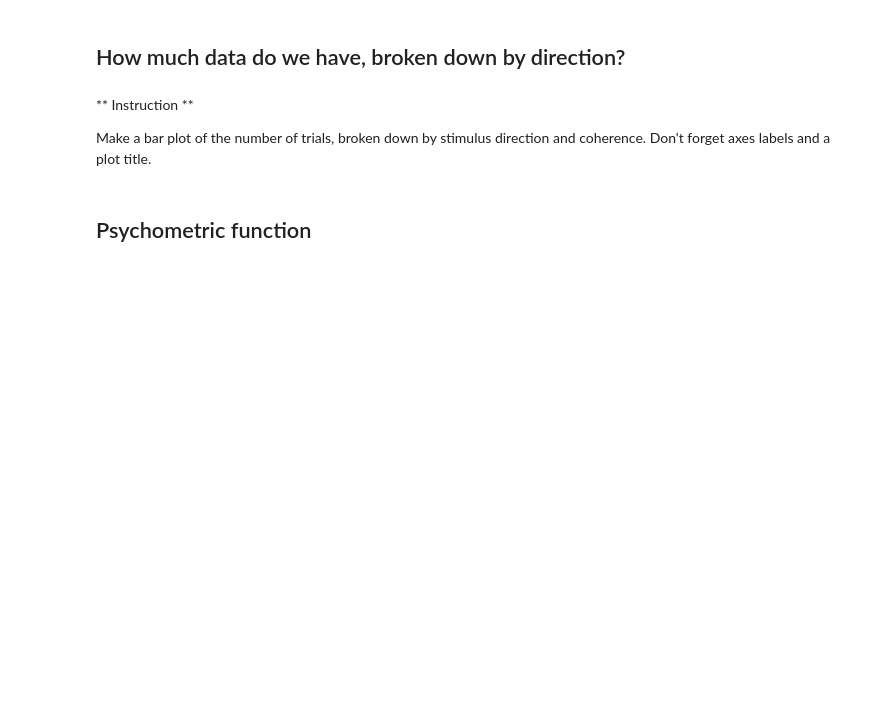
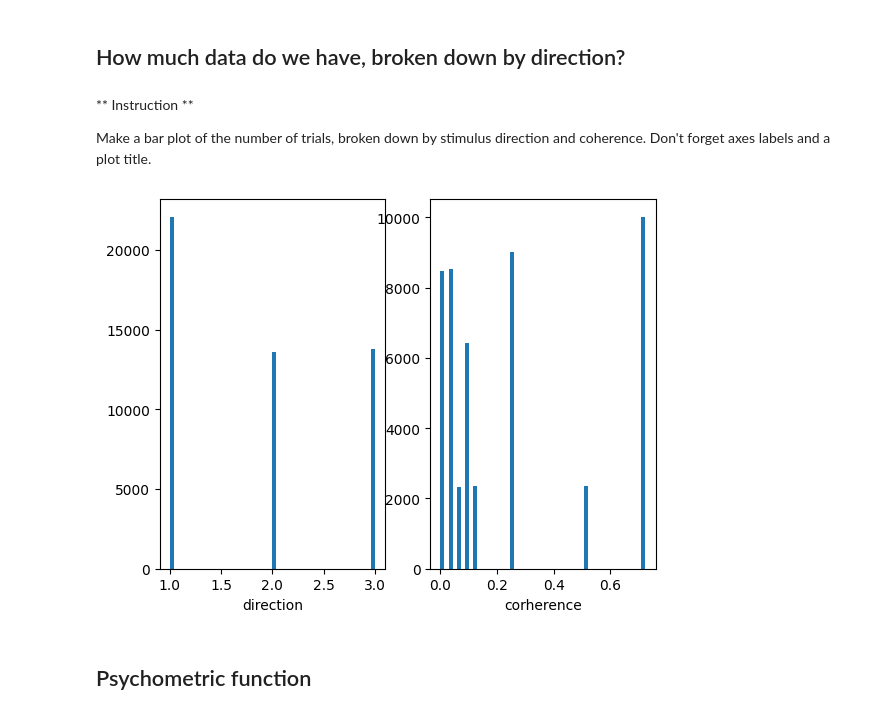
Before and after one commit to ejejeieei/CCNSS, a Jupyter notebook: ccnss2017_students-master/ccnss2017_students-master/module1/2_psychophysics/psychophysics_data_analysis.ipynb, the cells around one changed output. Saved outputs shown, nothing was run; the diff lists cells and outputs as text; code cells hidden in the pictures; blank space fills up the shorter version.

```diff
--- a/ccnss2017_students-master/ccnss2017_students-master/module1/2_psychophysics/psychophysics_data_analysis.ipynb
+++ b/ccnss2017_students-master/ccnss2017_students-master/module1/2_psychophysics/psychophysics_data_analysis.ipynb
@@ -176,6 +211,16 @@ num:14965       ,idx3:17418     ,rewar
 ** Instruction **
 
 Make a bar plot of the number of trials, broken down by stimulus direction and coherence. Don't forget axes labels and a plot title.
+# %%
+data_sti_dir1 = data_dirs[data_dirs==1]
+_,axis = plt.subplots(1,2)
+axis[0].hist(data_dirs,bins=50)
+axis[0].set_xlabel("direction")
+axis[1].hist(data_corh,bins=50)
+axis[1].set_xlabel("corherence")
+plt.show()
+# %% [output]
+[figure, added]
 # %% [markdown]
 ## Psychometric function
 # %% [markdown]
```
Also changed, not shown: parts of 6 cells of this notebook.
